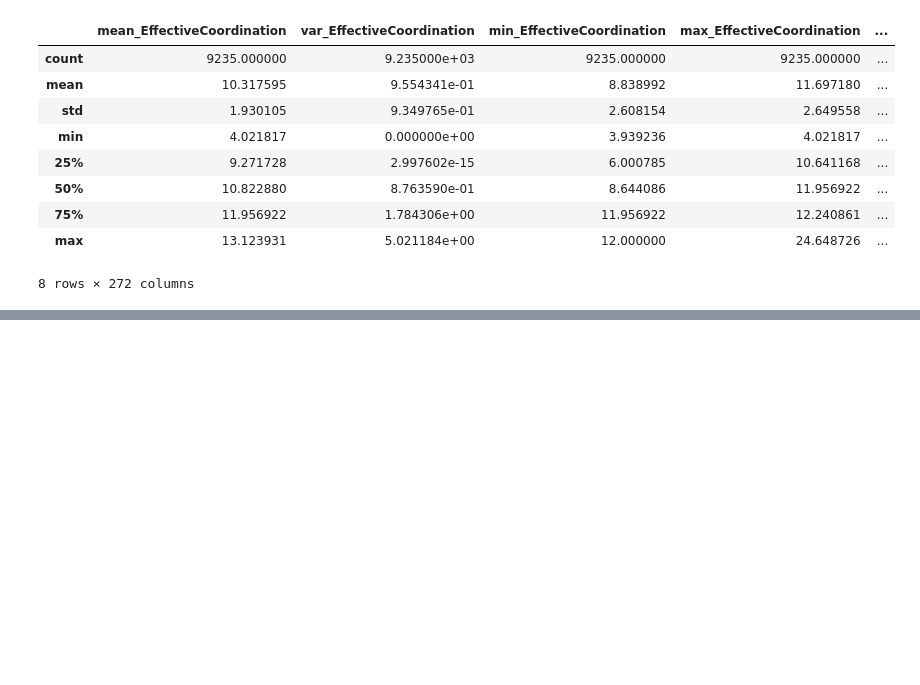
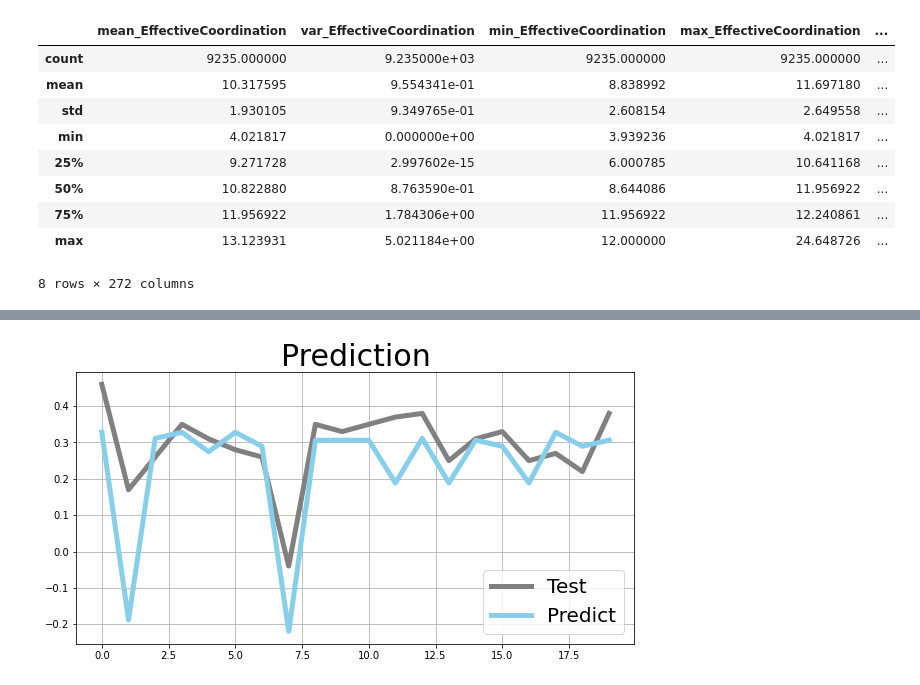
Before and after one commit to SUNWOUNG/HOMEWORK, a Jupyter notebook: project1.ipynb, the cells around one changed output, grey strips where cells are left out. Drawn from its saved outputs; the diff is of its cells as text; code cells hidden in the pictures; blank space fills up the shorter version.

```diff
--- a/project1.ipynb
+++ b/project1.ipynb
@@ -386,6 +386,8 @@ Dataset shape: (9237, 274)
 8 rows × 272 columns
 # %%
 from sklearn.utils import shuffle
+
+
 
 features = list(data)[2:-1]
 
@@ -395,6 +397,8 @@ data = shuffle(data, random_state=0)
 X = data[features]
 y = data[properties]
 
+X=np.nan_to_num(X, copy=False)
+
 
 print('number of features:', len(features))
 
@@ -568,5 +609,5 @@ print(gcv_rf.best_params_)
 # %%
-est_rf = RandomForestRegressor(random_state=0, max_features=6,n_estimators= 100 , max_depth= 10, min_samples_leaf= 5)
+est_rf = RandomForestRegressor(random_state=0, max_features=5,n_estimators= 5 , max_depth= 1, min_samples_leaf= 5)
 
 
 best_results=-10
@@ -618,0 +716,18 @@ plt.show()
+# %%
+y_pred= est_rf.predict(X_test)
+
+
+plt.figure(figsize=(10,5))
+
+
+plt.title("Prediction", fontsize=30)
+plt.plot(range(len(y_test)), y_test, color='grey',linewidth=5, label='Test')
+plt.plot(range(len(y_pred)), y_pred, color='skyblue',linewidth=5, label='Predict')
+
+plt.legend(fontsize= 20)
+
+
+
+plt.grid()
+# %% [output]
+[figure, added]
```
Also changed, not shown: parts of 12 cells of this notebook.
